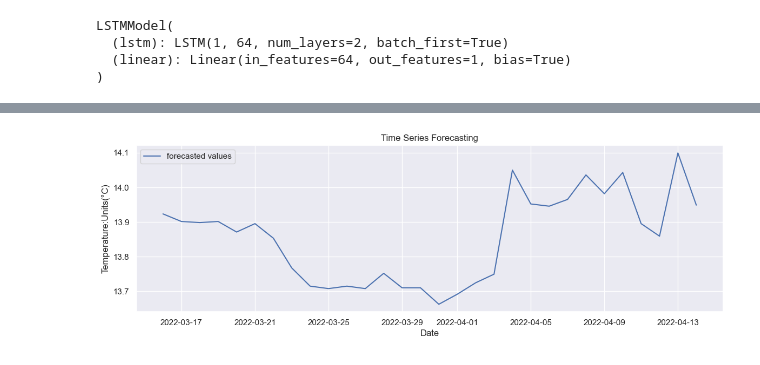
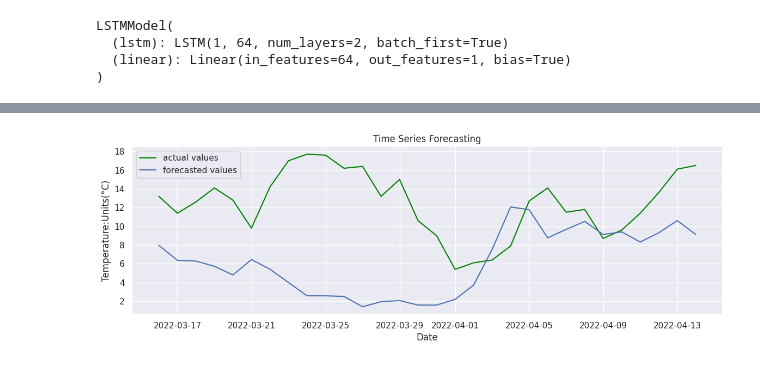
Before and after one commit to Yiwen-YY/ELEC0088_SNS, a Jupyter notebook: data_training.ipynb, the cells around one changed output, grey strips where cells are left out. Drawn from its saved outputs; the diff is of its cells as text; code cells hidden in the pictures.

```diff
--- a/data_training.ipynb
+++ b/data_training.ipynb
@@ -131,30 +173,0 @@ plt.show()
-# %%
-import os
-os.environ["CUDA_VISIBLE_DEVICES"] = "1"
-
-torch.cuda.empty_cache()
-num_days_to_predict = 30
-predicted_temperatures = []
-
-# Set initial input sequence for prediction
-input_sequence = tmax_train[-sequence_length:].reshape(1, sequence_length, 1)
-for _ in range(num_days_to_predict):
-    with torch.no_grad():
-        input_tensor = torch.FloatTensor(input_sequence).to(device)
-        prediction = model(input_tensor)
-        prediction = prediction.cpu().numpy()
-
-    # Append the predicted temperature to the list
-    predicted_temperatures.append(prediction[0][0])  # Assuming only one prediction value per time step
-
-    # Update the input sequence for the next prediction
-    # Assuming prediction has shape (1, 1, num_predictions)
-    input_sequence = np.append(input_sequence[:, 1:, :], prediction, axis=1)
-
-# Inverse transform the predicted temperatures to get the original scale
-predicted_temperatures = scaler.inverse_transform(np.array(predicted_temperatures).reshape(-1, 1))
-
-# Print the predicted temperatures for the next month
-print('Predicted temperatures for the next month:')
-for i, temp in enumerate(predicted_temperatures):
-    print(f"Day {i+1}: {temp[0]}")
@@ -163,6 +174,13 @@ OutOfMemoryError: CUDA out of memory. Tried to allocate 30.64 GiB (GPU 0; 31.74
 # %%
 # Define the number of future time steps to forecast
 num_forecast_steps = 30
+
+# Convert to NumPy and remove singleton dimensions
+sequence_to_plot = X_test.squeeze().cpu().numpy()
+
+# Use the last 30 data points as the starting point
+historical_data = sequence_to_plot[-1]
+print(historical_data.shape)
 
 # Initialize a list to store the forecasted values
 forecasted_values = []
@@ -182,7 +200,6 @@ with torch.no_grad():
         historical_data = np.roll(historical_data, shift=-1)
         historical_data[-1] = predicted_value
 
-
 # Generate future dates
 last_date = pd.to_datetime('2022-03-15', format='%Y-%m-%d')
 
@@ -197,20 +215,27 @@ NameError: name 'historical_data' is not defined
 # %%
 # Set the size of the plot
 plt.rcParams['figure.figsize'] = [14, 4]
 
+#reverse the scaling transformation
+# original_cases = scaler.inverse_transform(np.expand_dims(sequence_to_plot[-1], axis=0)).flatten()
+
+# #the historical data used as input for forecasting
+# plt.plot(combined_index[-30:], original_cases, label='actual values', color='green')
+
+plt.plot(combined_index[-30:], tmax_test[:30], label='actual values', color='green')
 # Forecasted Values
 # Reverse the scaling transformation
 forecasted_cases = scaler.inverse_transform(np.expand_dims(forecasted_values, axis=0)).flatten()
 
 plt.plot(combined_index[-30:], forecasted_cases[-30:], label='forecasted values')
 
 plt.xlabel('Date')
 plt.ylabel(r'Temperature:Units(' + chr(176) + 'C)')
 plt.legend()
 plt.title('Time Series Forecasting')
 plt.grid(True)
 # %% [output]
-[figure, old version]
+[figure, new version]
 # %%
 # Store the forecasted data in csv file
 date = combined_index[-30:].astype(str)
```
Also changed, not shown: parts of 9 cells of this notebook, 13 other files.
